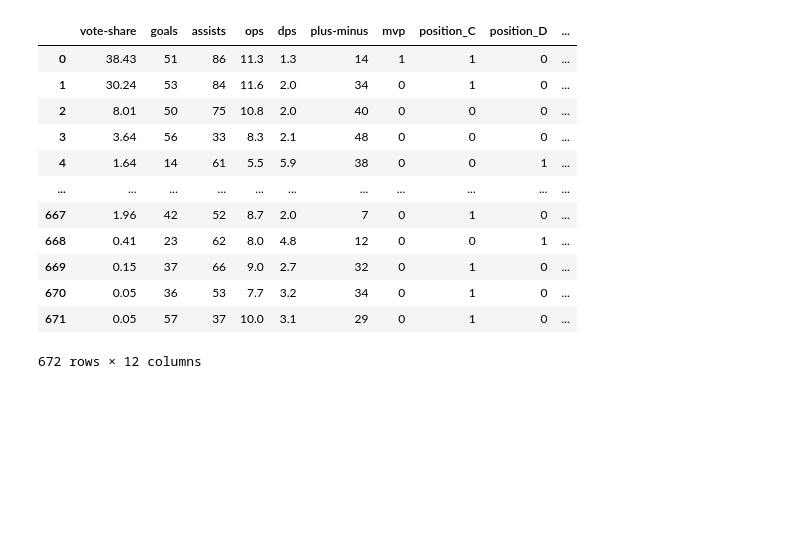
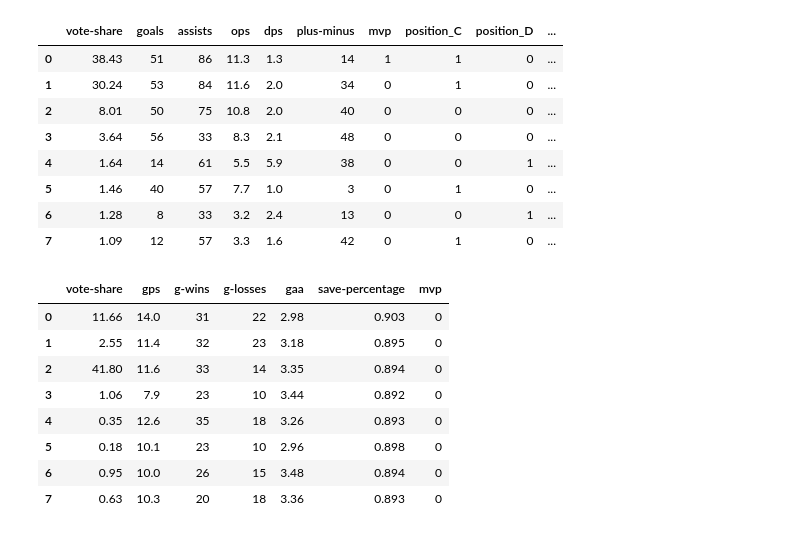
Before and after one commit to tschittina/hart-trophy-prediction, a Jupyter notebook: visualizations.ipynb, the cells around one changed output. Saved outputs shown, nothing was run; the diff lists cells and outputs as text; code cells hidden in the pictures; blank space fills up the shorter version.

```diff
--- a/visualizations.ipynb
+++ b/visualizations.ipynb
@@ -4,21 +4,31 @@ import matplotlib.pyplot as plt
 # %%
 df = pd.read_csv('data/skaters.csv')
 df = df.drop(columns=['Unnamed: 0'])
-df
+df.head(8)
 # %% [output]
 |  | vote-share | goals | assists | ops | dps | plus-minus | mvp | position_C | position_D | ... |
 | 0 | 38.43 | 51 | 86 | 11.3 | 1.3 | 14 | 1 | 1 | 0 | ... |
 | 1 | 30.24 | 53 | 84 | 11.6 | 2.0 | 34 | 0 | 1 | 0 | ... |
 | 2 | 8.01 | 50 | 75 | 10.8 | 2.0 | 40 | 0 | 0 | 0 | ... |
 | 3 | 3.64 | 56 | 33 | 8.3 | 2.1 | 48 | 0 | 0 | 0 | ... |
 | 4 | 1.64 | 14 | 61 | 5.5 | 5.9 | 38 | 0 | 0 | 1 | ... |
-| ... | ... | ... | ... | ... | ... | ... | ... | ... | ... | ... |
-| 667 | 1.96 | 42 | 52 | 8.7 | 2.0 | 7 | 0 | 1 | 0 | ... |
-| 668 | 0.41 | 23 | 62 | 8.0 | 4.8 | 12 | 0 | 0 | 1 | ... |
-| 669 | 0.15 | 37 | 66 | 9.0 | 2.7 | 32 | 0 | 1 | 0 | ... |
-| 670 | 0.05 | 36 | 53 | 7.7 | 3.2 | 34 | 0 | 1 | 0 | ... |
-| 671 | 0.05 | 57 | 37 | 10.0 | 3.1 | 29 | 0 | 1 | 0 | ... |
+| 5 | 1.46 | 40 | 57 | 7.7 | 1.0 | 3 | 0 | 1 | 0 | ... |
+| 6 | 1.28 | 8 | 33 | 3.2 | 2.4 | 13 | 0 | 0 | 1 | ... |
+| 7 | 1.09 | 12 | 57 | 3.3 | 1.6 | 42 | 0 | 1 | 0 | ... |
-672 rows × 12 columns
+# %%
+df1 = pd.read_csv('data/goalies.csv')
+df1 = df1.drop(columns=['Unnamed: 0'])
+df1.head(8)
+# %% [output]
+|  | vote-share | gps | g-wins | g-losses | gaa | save-percentage | mvp |
+| 0 | 11.66 | 14.0 | 31 | 22 | 2.98 | 0.903 | 0 |
+| 1 | 2.55 | 11.4 | 32 | 23 | 3.18 | 0.895 | 0 |
+| 2 | 41.80 | 11.6 | 33 | 14 | 3.35 | 0.894 | 0 |
+| 3 | 1.06 | 7.9 | 23 | 10 | 3.44 | 0.892 | 0 |
+| 4 | 0.35 | 12.6 | 35 | 18 | 3.26 | 0.893 | 0 |
+| 5 | 0.18 | 10.1 | 23 | 10 | 2.96 | 0.898 | 0 |
+| 6 | 0.95 | 10.0 | 26 | 15 | 3.48 | 0.894 | 0 |
+| 7 | 0.63 | 10.3 | 20 | 18 | 3.36 | 0.893 | 0 |
 # %%
 fix, axs = plt.subplots(nrows=2, ncols=2, figsize = (12,8))
 axs[0,0].scatter(df['ops'], df['vote-share'])
```
Also changed, not shown: parts of 5 cells of this notebook, 1 other file.
